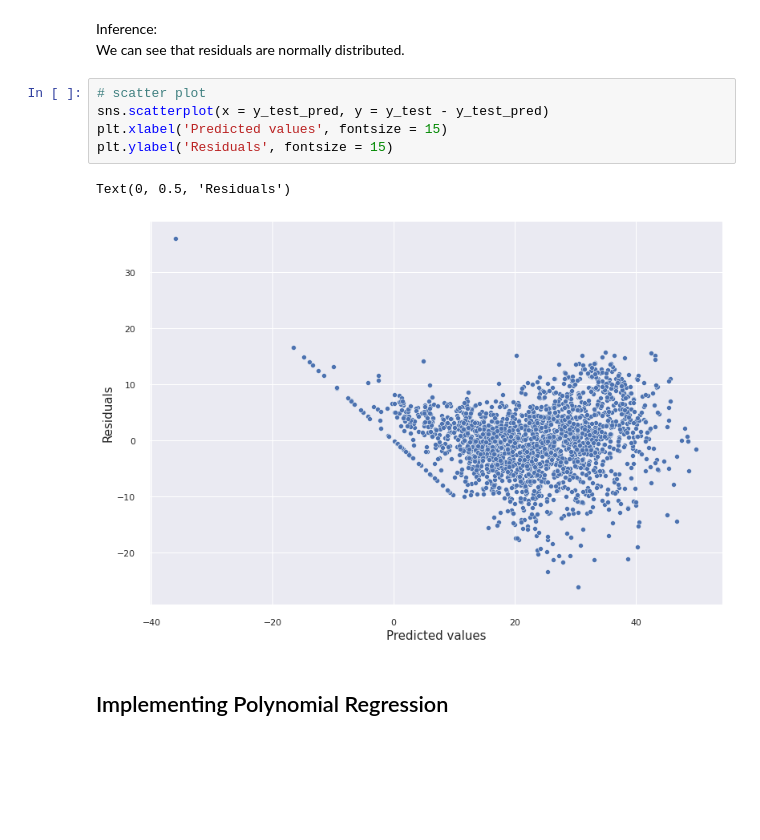
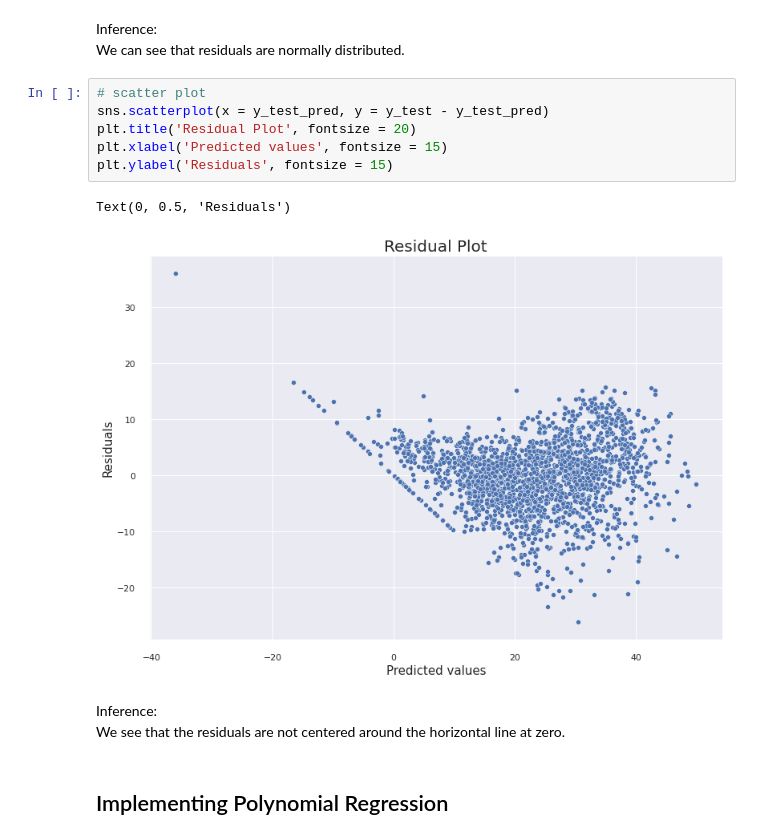
Before and after one commit to codeboy47/Seoul-Bike-Sharing-Demand-Prediction, a Jupyter notebook: Akshit_Singh_Notebook.ipynb, the cells around one changed output. Cells and saved outputs as stored; diff of their text form; blank space fills up the shorter version.

Commit message:
added few changes in the graphs

```diff
--- a/Akshit_Singh_Notebook.ipynb
+++ b/Akshit_Singh_Notebook.ipynb
@@ -597,11 +593,15 @@ We can see that residuals are normally distributed.
 # %%
 # scatter plot
 sns.scatterplot(x = y_test_pred, y = y_test - y_test_pred)
+plt.title('Residual Plot', fontsize = 20)
 plt.xlabel('Predicted values', fontsize = 15)
 plt.ylabel('Residuals', fontsize = 15)
 # %% [output]
 Text(0, 0.5, 'Residuals')
-[figure, old version]
+[figure, new version]
+# %% [markdown]
+Inference: <br>
+We see that the residuals are not centered around the horizontal line at zero.
 # %% [markdown]
 ## Implementing Polynomial Regression
 # %%
```
Also changed, not shown: parts of 21 cells of this notebook.
